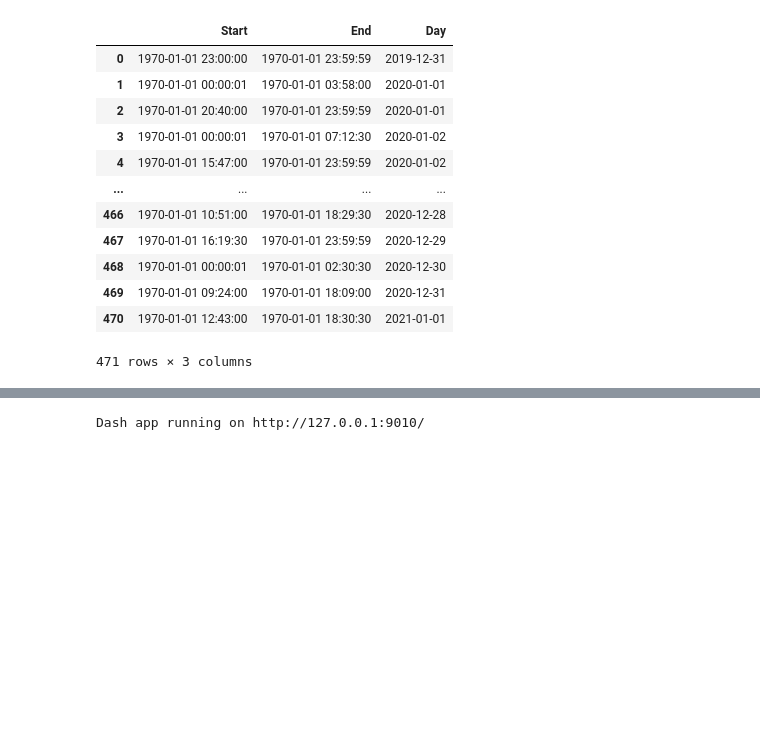
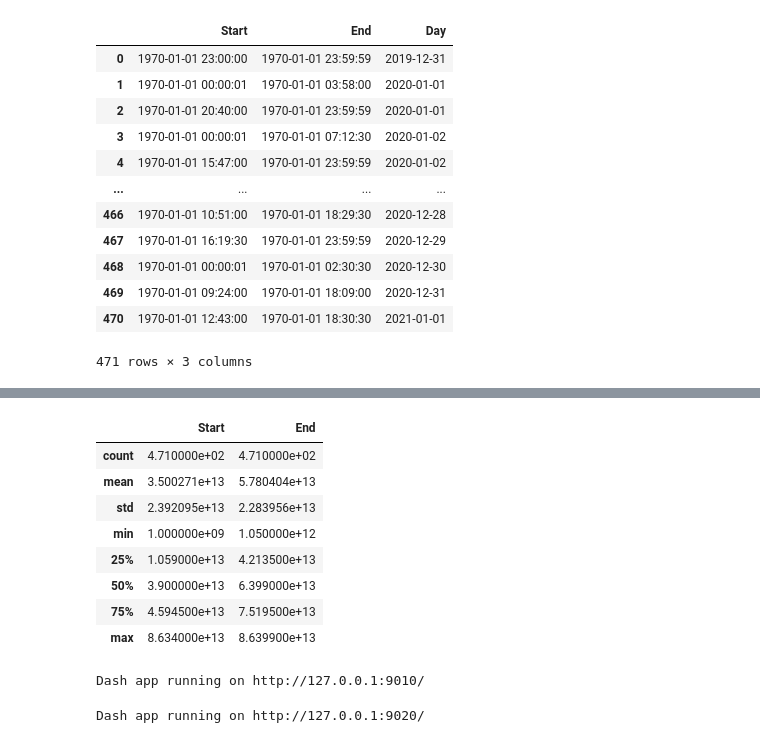
Before and after one commit to mcwaage1/qs, a Jupyter notebook: fitbit/fitbit_dash.ipynb, the cells around one changed output, grey strips where cells are left out. Drawn from its saved outputs; the diff is of its cells as text; code cells hidden in the pictures; blank space fills up the shorter version.

```diff
--- a/fitbit/fitbit_dash.ipynb
+++ b/fitbit/fitbit_dash.ipynb
@@ -538,3 +653,8 @@ sleep_df
 | 469 | 1970-01-01 09:24:00 | 1970-01-01 18:09:00 | 2020-12-31 |
 | 470 | 1970-01-01 12:43:00 | 1970-01-01 18:30:30 | 2021-01-01 |
 471 rows × 3 columns
+# %%
+sleep_df['Start'] = pd.to_datetime(sleep_df['Start'])
+sleep_df['End'] = pd.to_datetime(sleep_df['End'])
+
+sleep_df
@@ -540,0 +675,17 @@ sleep_df
+# %%
+# https://stackoverflow.com/questions/52007139/get-the-average-date-from-multiple-dates-pandas
+average_sleep_df = pd.DataFrame()
+average_sleep_df['Start'] = [x.value for x in sleep_df['Start']]
+average_sleep_df['End'] = [x.value for x in sleep_df['End']]
+
+average_sleep_df.describe()
+# %% [output]
+|  | Start | End |
+| count | 4.710000e+02 | 4.710000e+02 |
+| mean | 3.500271e+13 | 5.780404e+13 |
+| std | 2.392095e+13 | 2.283956e+13 |
+| min | 1.000000e+09 | 1.050000e+12 |
+| 25% | 1.059000e+13 | 4.213500e+13 |
+| 50% | 3.900000e+13 | 6.399000e+13 |
+| 75% | 4.594500e+13 | 7.519500e+13 |
+| max | 8.634000e+13 | 8.639900e+13 |
@@ -591,3 +762,45 @@ if __name__ == '__main__':
     app.run_server(mode='external', port=9010, debug=True)
 # %% [output]
 Dash app running on http://127.0.0.1:9010/
+# %%
+# need to fix start/end times
+
+title = "Sleep Histogram"
+
+df = sleep_df
+
+fig = go.Figure()
+fig.add_trace(go.Histogram(x=df['Start'], name="Starts"))
+fig.add_trace(go.Histogram(x=df['End'], name='Ends'))
+
+# Overlay both histograms
+fig.update_layout(barmode='overlay')
+
+# Reduce opacity to see both histograms
+fig.update_traces(opacity=0.75,
+                  # https://plotly.com/python/reference/histogram/#histogram-xbins
+                  xbins_size=60000*10,
+                  #xbins_start=60000,
+                  #xbins_end=86394000,
+                 )
+
+app = jupyter_dash.JupyterDash(__name__,
+                               external_stylesheets=external_stylesheets,
+                               title=f"{title}")
+
+app.layout = html.Div([
+    dcc.Graph(
+        figure=fig,
+
+        #https://plotly.com/python/setting-graph-size/
+        #https://stackoverflow.com/questions/46287189/how-can-i-change-the-size-of-my-dash-graph
+        style={'height': '98vh',
+               #'width': '150vh',
+              }
+    ),
+])
+
+if __name__ == '__main__':
+    app.run_server(mode='external', port=9020, debug=True)
+# %% [output]
+Dash app running on http://127.0.0.1:9020/
```
Also changed, not shown: parts of 16 cells of this notebook, 2 other files.
